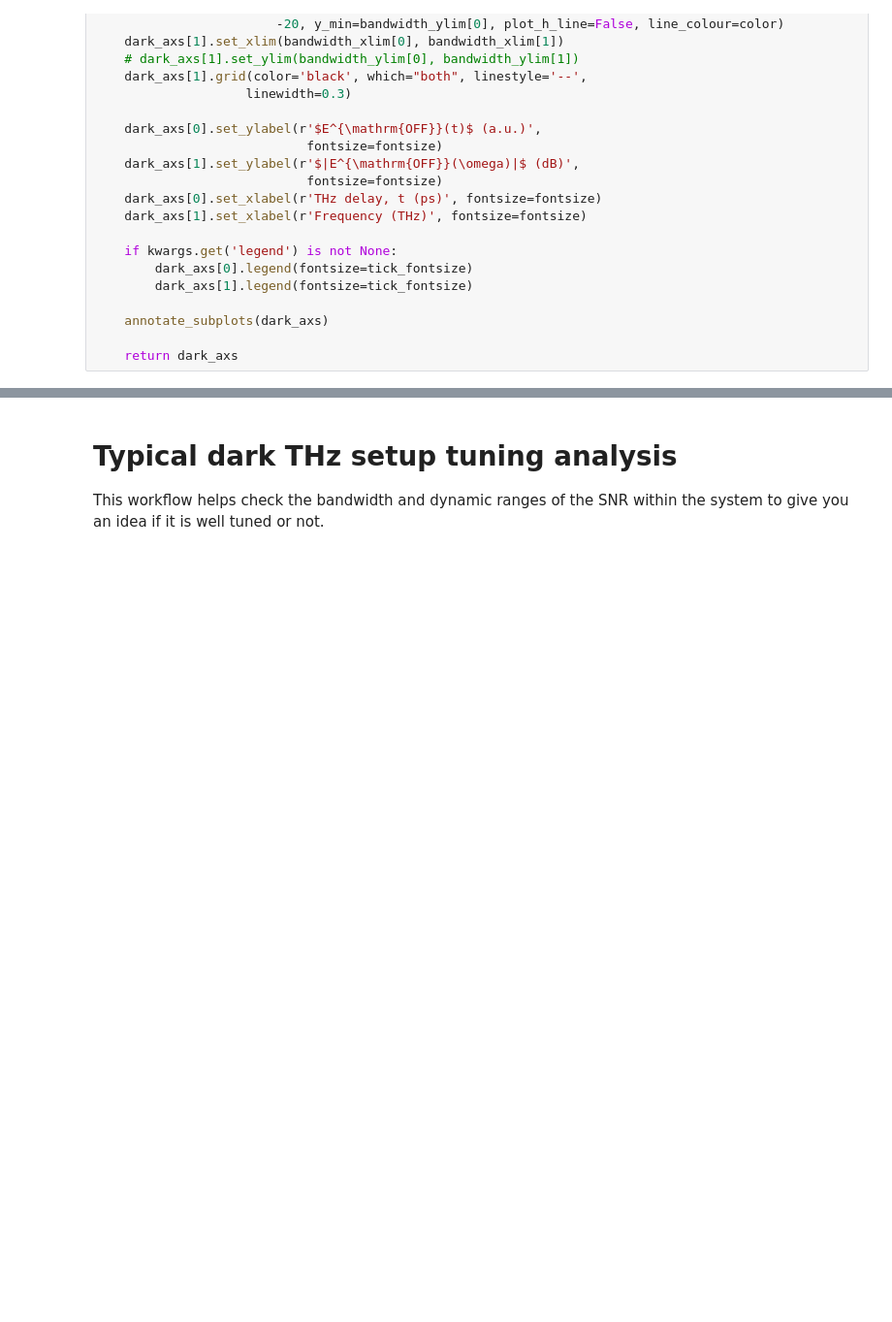
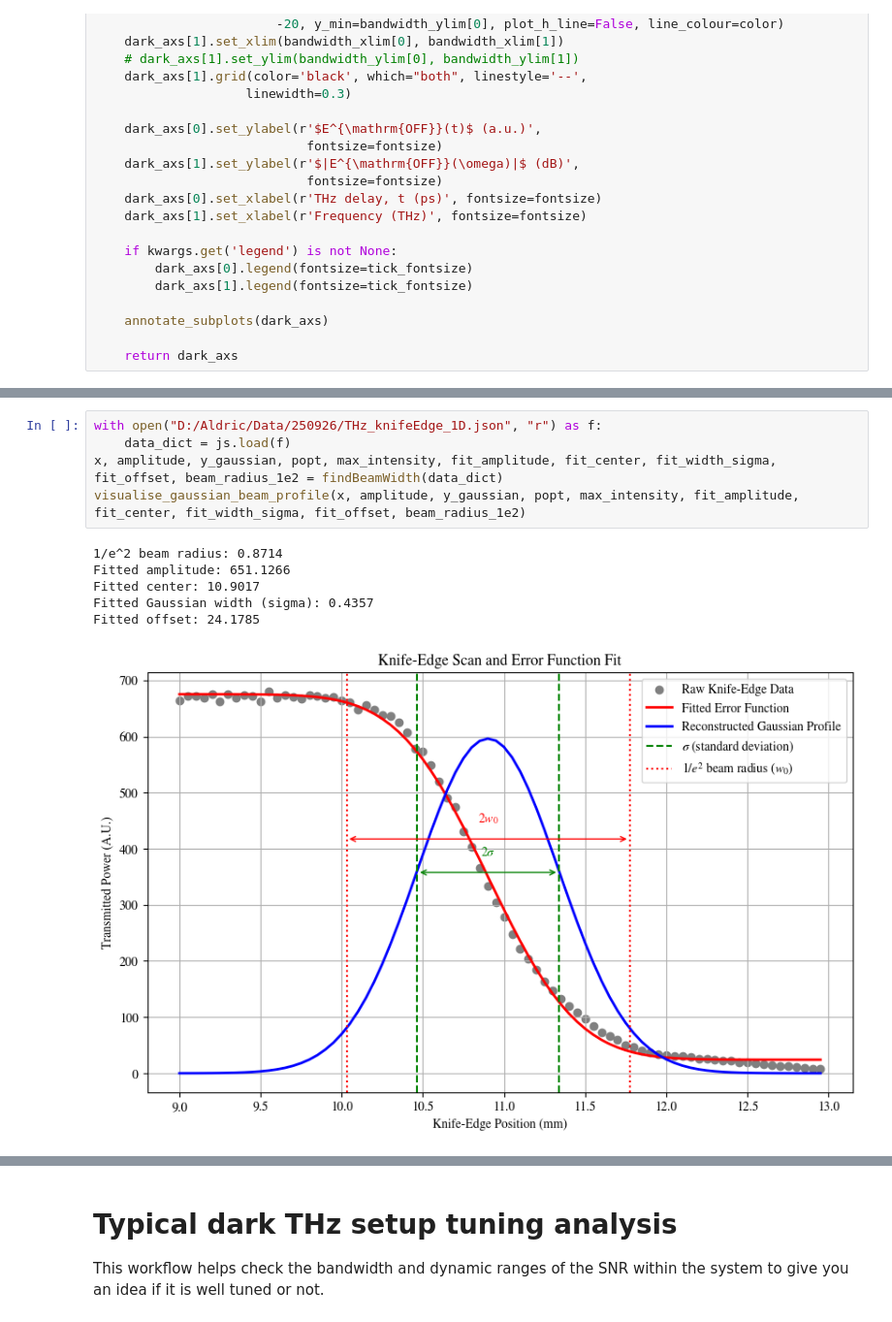
Before and after one commit to AldricGoh/Joyce-THz-Lab, a Jupyter notebook: data analysis/analysis_basic.ipynb, the cells around one changed output, grey strips where cells are left out. Shown at 97% size. Drawn from its saved outputs; the diff is of its cells as text; blank space fills up the shorter version.

```diff
--- a/data analysis/analysis_basic.ipynb
+++ b/data analysis/analysis_basic.ipynb
@@ -327,0 +475,12 @@ def plot_dark_spectrum(dark_axs,
+# %%
+with open("D:/Aldric/Data/250926/THz_knifeEdge_1D.json", "r") as f:
+    data_dict = js.load(f)
+x, amplitude, y_gaussian, popt, max_intensity, fit_amplitude, fit_center, fit_width_sigma, fit_offset, beam_radius_1e2 = findBeamWidth(data_dict)
+visualise_gaussian_beam_profile(x, amplitude, y_gaussian, popt, max_intensity, fit_amplitude, fit_center, fit_width_sigma, fit_offset, beam_radius_1e2)
+# %% [output]
+1/e^2 beam radius: 0.8714
+Fitted amplitude: 651.1266
+Fitted center: 10.9017
+Fitted Gaussian width (sigma): 0.4357
+Fitted offset: 24.1785
+[figure, added]
```
Also changed, not shown: parts of 23 cells of this notebook, 26 other files.
